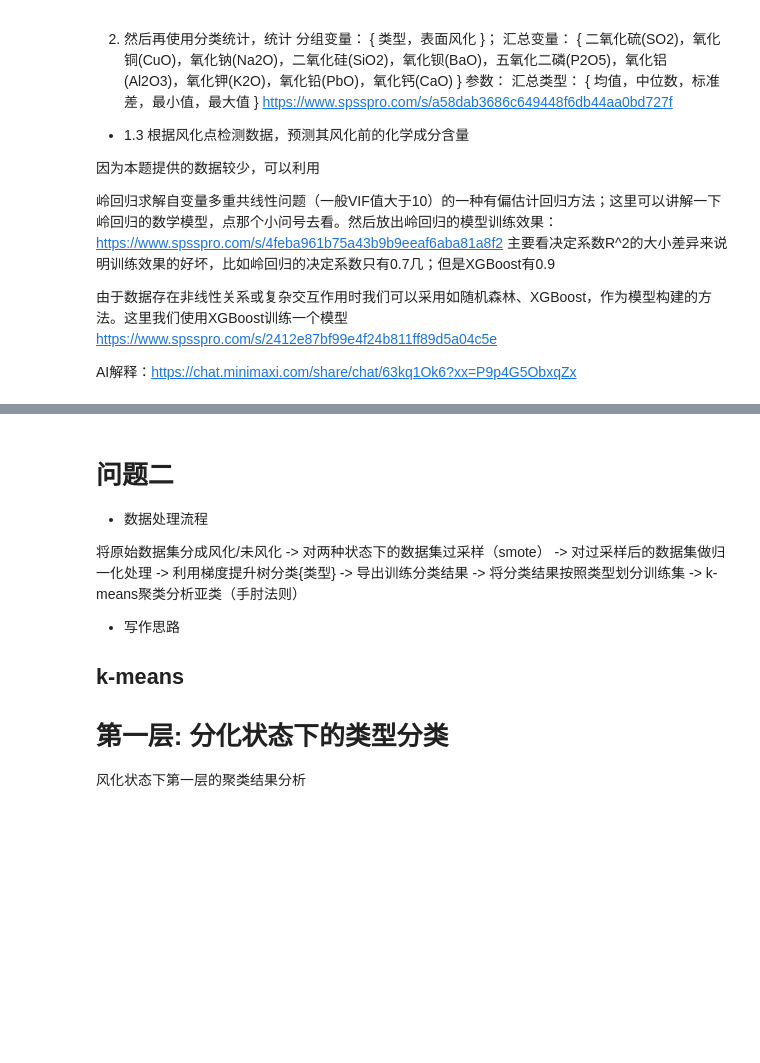
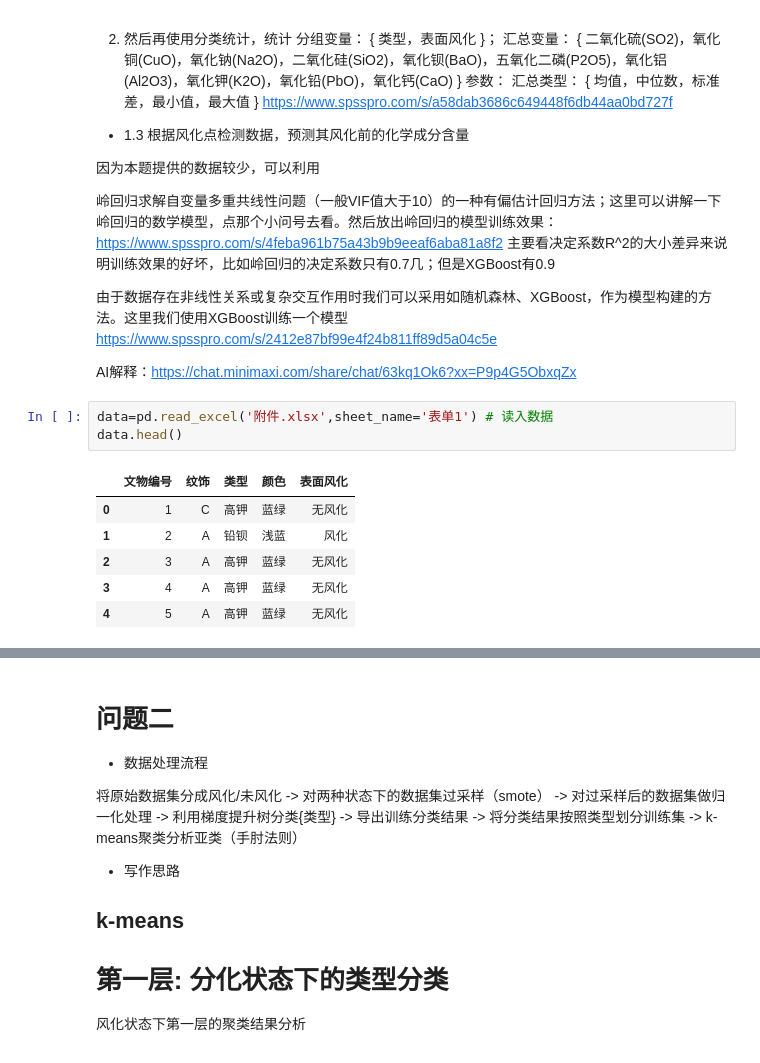
Before and after one commit to Chasen-Liao/CBC, a Jupyter notebook: 第一次培训/求解过程/写作思路.ipynb, the cells around one changed output, grey strips where cells are left out. Saved outputs shown, nothing was run; the diff lists cells and outputs as text; blank space fills up the shorter version.

```diff
--- a/第一次培训/求解过程/写作思路.ipynb
+++ b/第一次培训/求解过程/写作思路.ipynb
@@ -60,6 +70,16 @@ https://www.spsspro.com/s/a58dab3686c649448f6db44aa0bd727f
 https://www.spsspro.com/s/2412e87bf99e4f24b811ff89d5a04c5e
 
 AI解释：https://chat.minimaxi.com/share/chat/63kq1Ok6?xx=P9p4G5ObxqZx
+# %%
+data=pd.read_excel('附件.xlsx',sheet_name='表单1') # 读入数据
+data.head()
+# %% [output]
+|  | 文物编号 | 纹饰 | 类型 | 颜色 | 表面风化 |
+| 0 | 1 | C | 高钾 | 蓝绿 | 无风化 |
+| 1 | 2 | A | 铅钡 | 浅蓝 | 风化 |
+| 2 | 3 | A | 高钾 | 蓝绿 | 无风化 |
+| 3 | 4 | A | 高钾 | 蓝绿 | 无风化 |
+| 4 | 5 | A | 高钾 | 蓝绿 | 无风化 |
 # %%
 ## XGBoost
 
```
Also changed, not shown: parts of 18 cells of this notebook, 3 other files.
